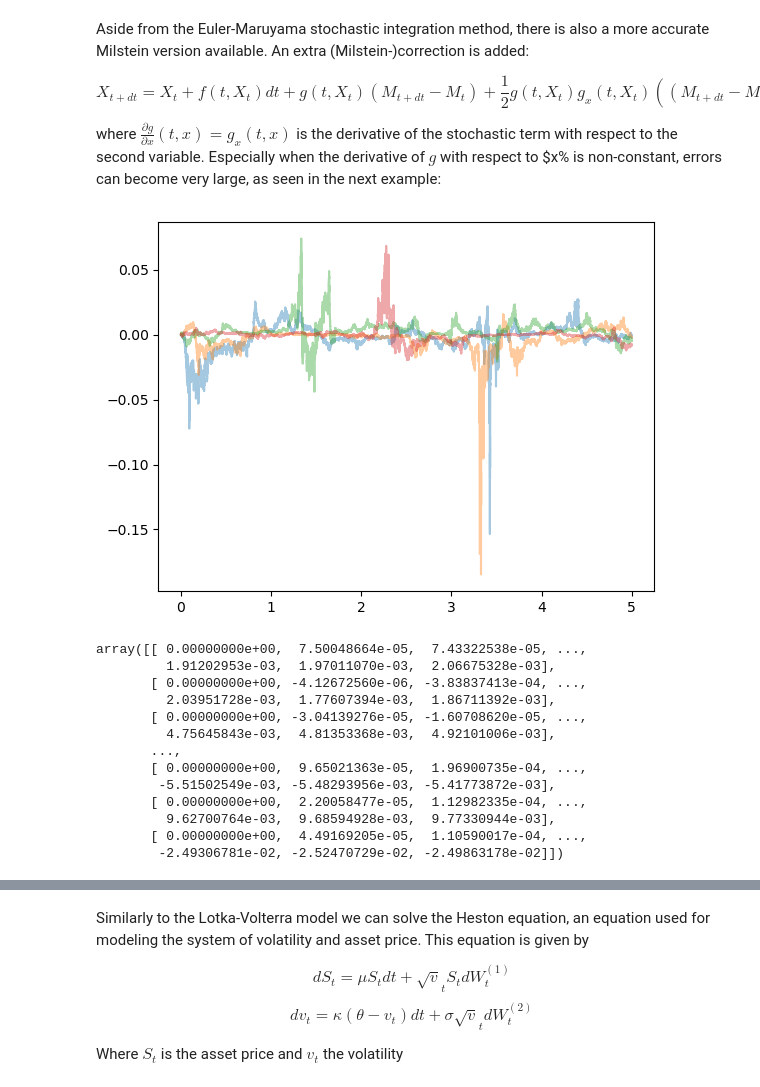
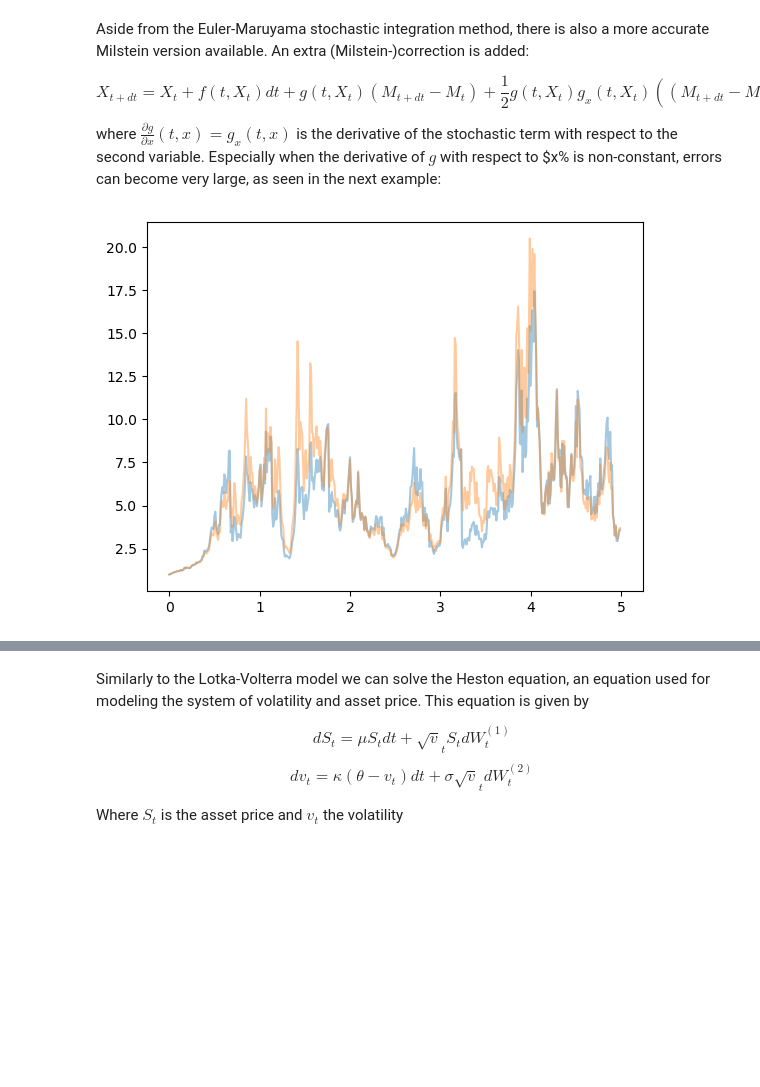
Before and after one commit to Sgouwens/stochasticcalc, a Jupyter notebook: sp_notebook.ipynb, the cells around one changed output, grey strips where cells are left out. Saved outputs shown, nothing was run; the diff lists cells and outputs as text; code cells hidden in the pictures; blank space fills up the shorter version.

```diff
--- a/sp_notebook.ipynb
+++ b/sp_notebook.ipynb
@@ -79,33 +82,20 @@ $$X_{t+dt}=X_t + f(t,X_t)dt + g(t,X_t)(M_{t+dt}-M_t) + \frac12g(t,X_t)g_x(t,X_t)
 
 where $\frac{\partial g}{\partial x}(t,x)=g_x(t,x)$ is the derivative of the stochastic term with respect to the second variable. Especially when the derivative of $g$ with respect to $x% is non-constant, errors can become very large, as seen in the next example:
 # %%
-sdesolve = SdeSolver(time=5, dt=0.0001, number=100, poisson_rate=10, shape=.2, scale=2, integrator="brownianmotion")
+sdesolve = SdeSolver(time=5, dt=0.01, number=10, integrator="brownianmotion")
 
-f = lambda t, x: 1
-g = lambda t, x: x**2
+f = lambda t, x: 2*x
+g = lambda t, x: x*np.log(x)
 
-np.random.seed(4)
+np.random.seed(5)
 t, Xt_Maruyama = sdesolve.solve_sde(f_func=f, g_func=g, value_init=1, method="Euler Maruyama")
-np.random.seed(4)
+np.random.seed(5)
 t, Xt_Milstein = sdesolve.solve_sde(f_func=f, g_func=g, value_init=1, method="Milstein")
 
-# sdesolve.plot_solution(t, Xt_Maruyama, num_max=4, show=False)
-sdesolve.plot_solution(t, Xt_Milstein-Xt_Maruyama, num_max=4, show=True)
+sdesolve.plot_solution(t, Xt_Maruyama, num_max=1, show=False)
+sdesolve.plot_solution(t, Xt_Milstein, num_max=1, show=True)
 # %% [output]
-[figure, old version]
+[figure, new version]
-array([[ 0.00000000e+00,  7.50048664e-05,  7.43322538e-05, ...,
-         1.91202953e-03,  1.97011070e-03,  2.06675328e-03],
-       [ 0.00000000e+00, -4.12672560e-06, -3.83837413e-04, ...,
-         2.03951728e-03,  1.77607394e-03,  1.86711392e-03],
-       [ 0.00000000e+00, -3.04139276e-05, -1.60708620e-05, ...,
-         4.75645843e-03,  4.81353368e-03,  4.92101006e-03],
-       ...,
-       [ 0.00000000e+00,  9.65021363e-05,  1.96900735e-04, ...,
-        -5.51502549e-03, -5.48293956e-03, -5.41773872e-03],
-       [ 0.00000000e+00,  2.20058477e-05,  1.12982335e-04, ...,
-         9.62700764e-03,  9.68594928e-03,  9.77330944e-03],
-       [ 0.00000000e+00,  4.49169205e-05,  1.10590017e-04, ...,
-        -2.49306781e-02, -2.52470729e-02, -2.49863178e-02]])
 # %%
 alpha = 1.1
 beta = 0.7
```
Also changed, not shown: parts of 4 cells of this notebook, 1 other file.
